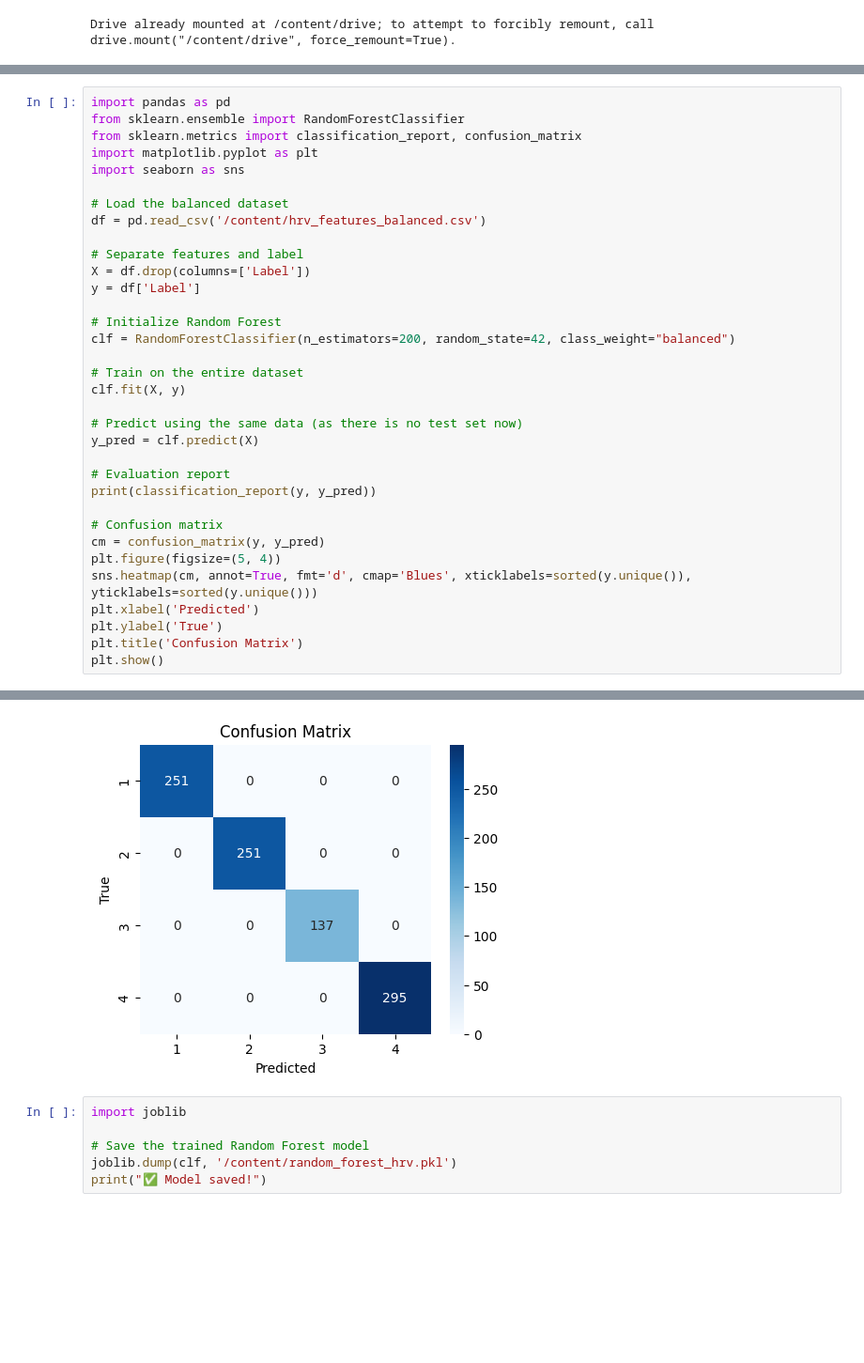
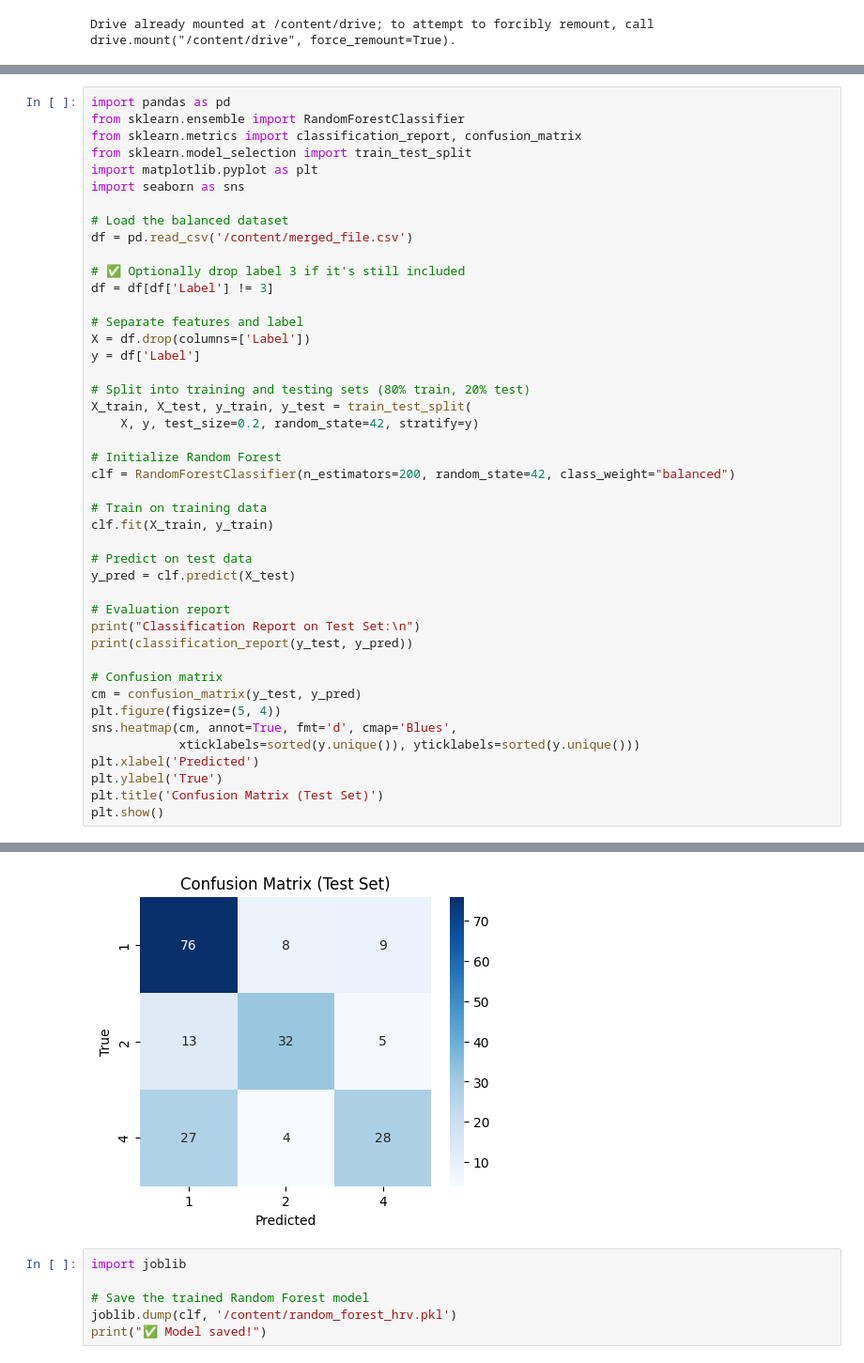
Before and after one commit to Pixelpip/Major, a Jupyter notebook: Data_prepocess_S.ipynb, the cells around one changed output, grey strips where cells are left out. Shown at 94% size. Cells and saved outputs as stored; diff of their text form; blank space fills up the shorter version.

```diff
--- a/Data_prepocess_S.ipynb
+++ b/Data_prepocess_S.ipynb
@@ -260,34 +277,44 @@ Name: count, dtype: int64
 import pandas as pd
 from sklearn.ensemble import RandomForestClassifier
 from sklearn.metrics import classification_report, confusion_matrix
+from sklearn.model_selection import train_test_split
 import matplotlib.pyplot as plt
 import seaborn as sns
 
 # Load the balanced dataset
-df = pd.read_csv('/content/hrv_features_balanced.csv')
+df = pd.read_csv('/content/merged_file.csv')
+
+# ✅ Optionally drop label 3 if it's still included
+df = df[df['Label'] != 3]
 
 # Separate features and label
 X = df.drop(columns=['Label'])
 y = df['Label']
 
+# Split into training and testing sets (80% train, 20% test)
+X_train, X_test, y_train, y_test = train_test_split(
+    X, y, test_size=0.2, random_state=42, stratify=y)
+
 # Initialize Random Forest
 clf = RandomForestClassifier(n_estimators=200, random_state=42, class_weight="balanced")
 
-# Train on the entire dataset
-clf.fit(X, y)
+# Train on training data
+clf.fit(X_train, y_train)
 
-# Predict using the same data (as there is no test set now)
-y_pred = clf.predict(X)
+# Predict on test data
+y_pred = clf.predict(X_test)
 
 # Evaluation report
-print(classification_report(y, y_pred))
+print("Classification Report on Test Set:\n")
+print(classification_report(y_test, y_pred))
 
 # Confusion matrix
-cm = confusion_matrix(y, y_pred)
+cm = confusion_matrix(y_test, y_pred)
 plt.figure(figsize=(5, 4))
-sns.heatmap(cm, annot=True, fmt='d', cmap='Blues', xticklabels=sorted(y.unique()), yticklabels=sorted(y.unique()))
+sns.heatmap(cm, annot=True, fmt='d', cmap='Blues',
+            xticklabels=sorted(y.unique()), yticklabels=sorted(y.unique()))
 plt.xlabel('Predicted')
 plt.ylabel('True')
-plt.title('Confusion Matrix')
+plt.title('Confusion Matrix (Test Set)')
 plt.show()
 # %% [output]
@@ -304,4 +332,4 @@ weighted avg       1.00      1.00      1.00       934
-[figure, old version]
+[figure, new version]
 # %%
 import joblib
 
```
Also changed, not shown: parts of 13 cells of this notebook, 32 other files.
